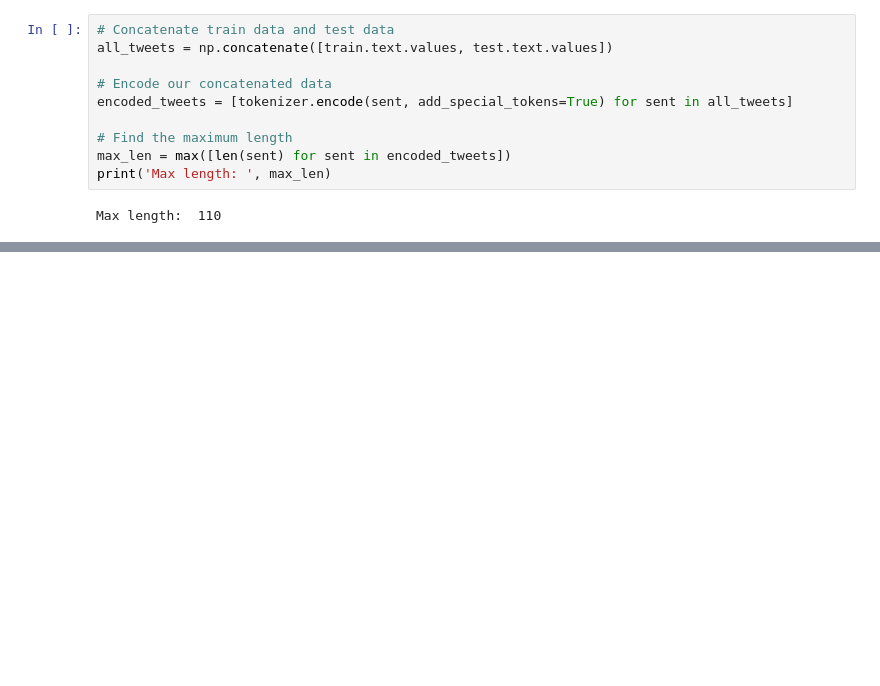
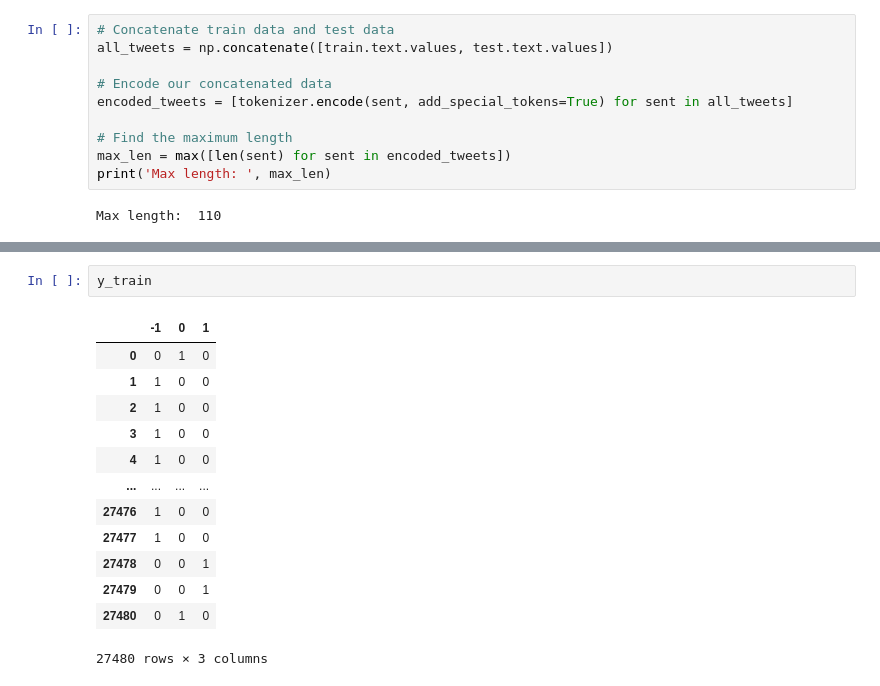
Before and after one commit to beatlesatani/coding_september, a Jupyter notebook: sentiment_analysis_with_pretrained_BERT.ipynb, the cells around one changed output, grey strips where cells are left out. Cells and saved outputs as stored; diff of their text form; blank space fills up the shorter version.

```diff
--- a/sentiment_analysis_with_pretrained_BERT.ipynb
+++ b/sentiment_analysis_with_pretrained_BERT.ipynb
@@ -332,0 +312,16 @@ Tokenizing data...
+# %%
+y_train
+# %% [output]
+|  | -1 | 0 | 1 |
+| 0 | 0 | 1 | 0 |
+| 1 | 1 | 0 | 0 |
+| 2 | 1 | 0 | 0 |
+| 3 | 1 | 0 | 0 |
+| 4 | 1 | 0 | 0 |
+| ... | ... | ... | ... |
+| 27476 | 1 | 0 | 0 |
+| 27477 | 1 | 0 | 0 |
+| 27478 | 0 | 0 | 1 |
+| 27479 | 0 | 0 | 1 |
+| 27480 | 0 | 1 | 0 |
+27480 rows × 3 columns
```
Also changed, not shown: parts of 10 cells of this notebook.
